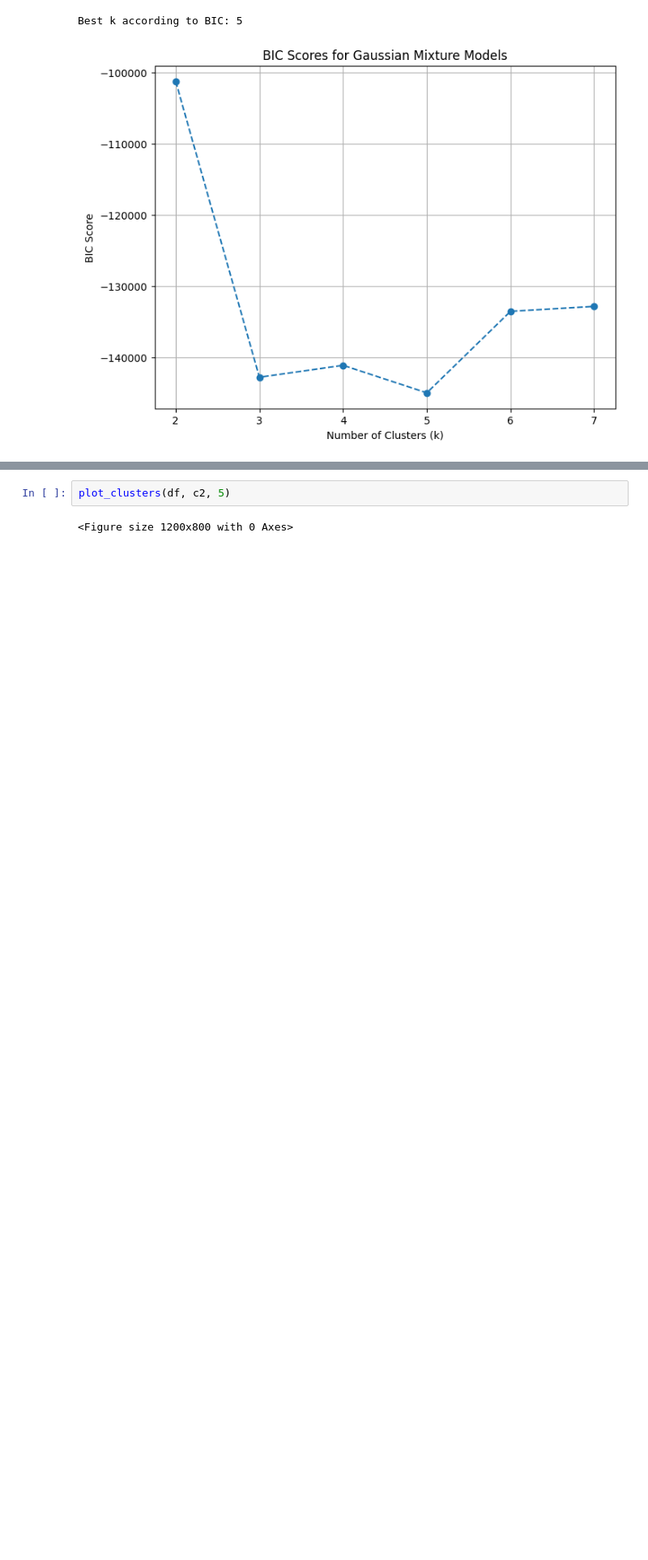
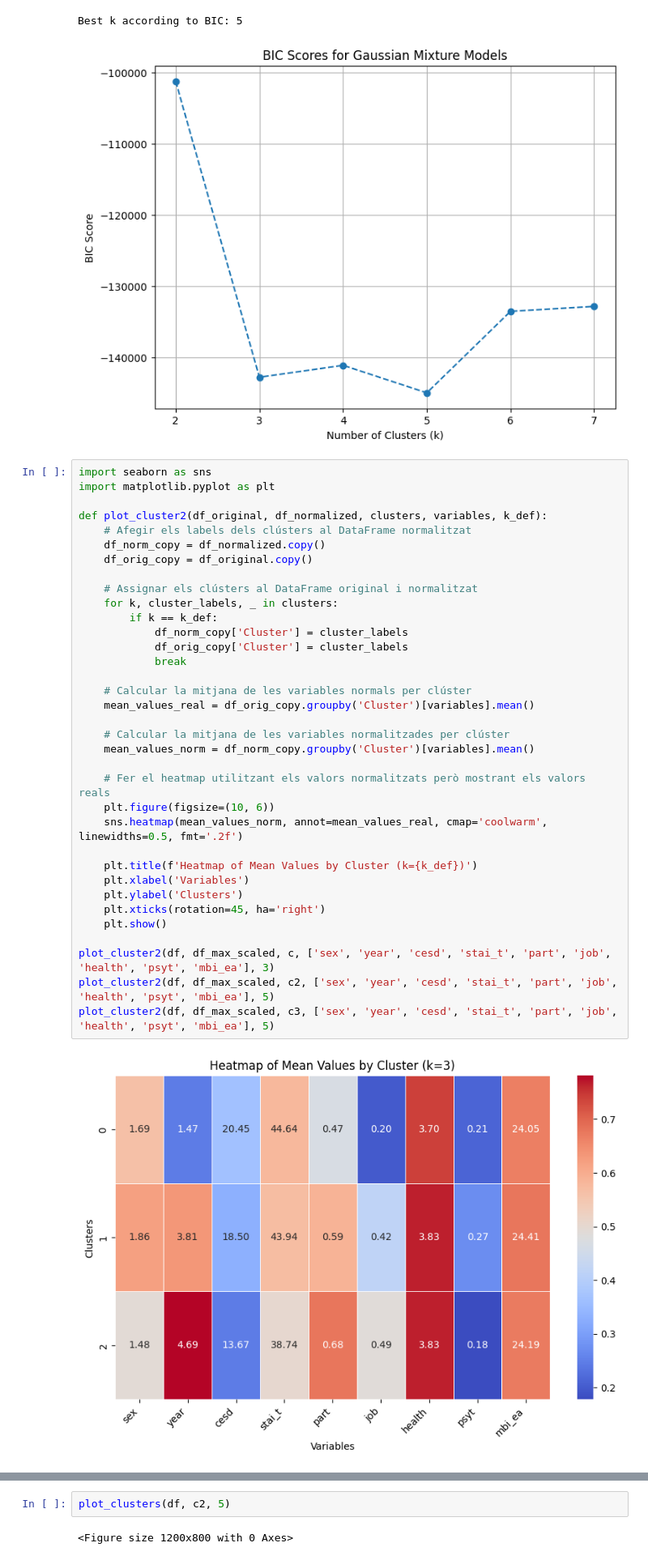
Before and after one commit to DCC-UAB/ACproject-05-grup, a Jupyter notebook: dataset1/dataset2.ipynb, the cells around one changed output, grey strips where cells are left out. Shown at 81% size. Cells and saved outputs as stored; diff of their text form; blank space fills up the shorter version.

```diff
--- a/dataset1/dataset2.ipynb
+++ b/dataset1/dataset2.ipynb
@@ -279,3 +329,40 @@ c2 = gmm_tsne(df_final, 7)
 # %% [output]
 Best k according to BIC: 5
 [figure]
+# %%
+import seaborn as sns
+import matplotlib.pyplot as plt
+
+def plot_cluster2(df_original, df_normalized, clusters, variables, k_def):
+    # Afegir els labels dels clústers al DataFrame normalitzat
+    df_norm_copy = df_normalized.copy()
+    df_orig_copy = df_original.copy()
+
+    # Assignar els clústers al DataFrame original i normalitzat
+    for k, cluster_labels, _ in clusters:
+        if k == k_def:
+            df_norm_copy['Cluster'] = cluster_labels
+            df_orig_copy['Cluster'] = cluster_labels
+            break
+
+    # Calcular la mitjana de les variables normals per clúster
+    mean_values_real = df_orig_copy.groupby('Cluster')[variables].mean()
+
+    # Calcular la mitjana de les variables normalitzades per clúster
+    mean_values_norm = df_norm_copy.groupby('Cluster')[variables].mean()
+
+    # Fer el heatmap utilitzant els valors normalitzats però mostrant els valors reals
+    plt.figure(figsize=(10, 6))
+    sns.heatmap(mean_values_norm, annot=mean_values_real, cmap='coolwarm', linewidths=0.5, fmt='.2f')
+
+    plt.title(f'Heatmap of Mean Values by Cluster (k={k_def})')
+    plt.xlabel('Variables')
+    plt.ylabel('Clusters')
+    plt.xticks(rotation=45, ha='right')
+    plt.show()
+
+plot_cluster2(df, df_max_scaled, c, ['sex', 'year', 'cesd', 'stai_t', 'part', 'job', 'health', 'psyt', 'mbi_ea'], 3)
+plot_cluster2(df, df_max_scaled, c2, ['sex', 'year', 'cesd', 'stai_t', 'part', 'job', 'health', 'psyt', 'mbi_ea'], 5)
+plot_cluster2(df, df_max_scaled, c3, ['sex', 'year', 'cesd', 'stai_t', 'part', 'job', 'health', 'psyt', 'mbi_ea'], 5)
+# %% [output]
+[figure, added]
```
Also changed, not shown: parts of 6 cells of this notebook, 1 other file.
